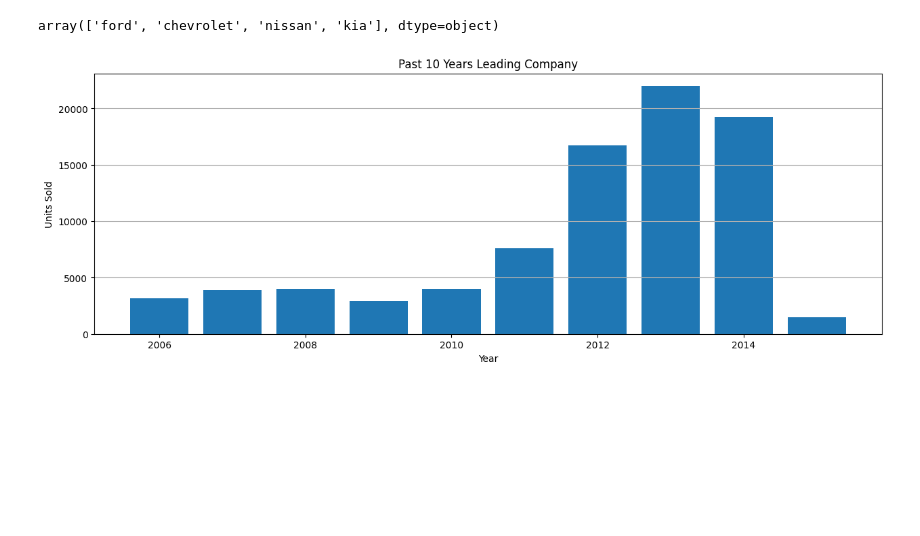
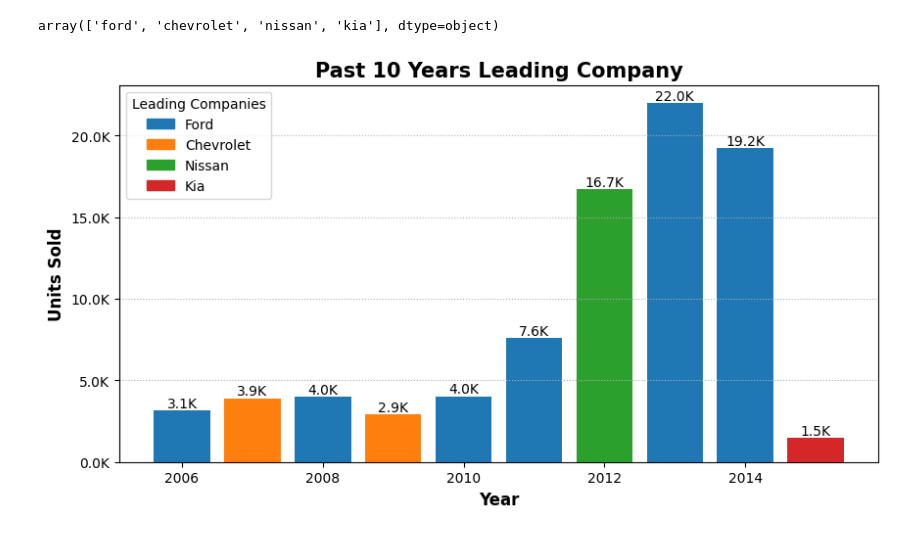
Before and after one commit to pranay-authankar/vehicle_sales_analytics, a Jupyter notebook: notebook/4_data_analysis.ipynb, the cells around one changed output. Drawn from its saved outputs; the diff is of its cells as text; code cells hidden in the pictures; blank space fills up the shorter version.

Commit message:
31-08 - Added two charts

```diff
--- a/notebook/4_data_analysis.ipynb
+++ b/notebook/4_data_analysis.ipynb
@@ -214,19 +214,37 @@ array(['ford', 'chevrolet', 'nissan', 'kia'], dtype=object)
 # %%
 x_axis = past_10_years_top_company["year"]
 y_axis = past_10_years_top_company["units"]
 
-top_companies_10 = past_10_years_top_company["make"].unique()
+unique_companies = past_10_years_top_company["make"].unique()
 
-plt.figure(figsize = (15, 5))
+# Alloting colour to companies
+colors = plt.cm.tab10(range(len(unique_companies)))
+color_map = dict(zip(unique_companies, colors))
+color_bars = past_10_years_top_company["make"].map(color_map)
 
-plt.bar(x_axis, y_axis)
+# Defining structure of graph
+plt.figure(figsize = (10, 5))
+bars = plt.bar(x_axis, y_axis, color = color_bars)
+plt.grid(axis = "y", linestyle = ":", linewidth = 0.8)
+plt.bar_label(bars,
+              labels = [f"{x/1000:.1f}K" for x in bars.datavalues])
 
-plt.grid(axis = "y")
+# Formatting
+plt.gca().yaxis.set_major_formatter(
+    ticker.FuncFormatter(lambda x, pos: f"{x/1000:.1f}K")
+)
 
-plt.title("Past 10 Years Leading Company")
-plt.xlabel("Year")
-plt.ylabel("Units Sold")
+# Contents of legend
+legend_items = [Patch(color = color_map[company], label = company.capitalize()) for company in unique_companies]
 
+plt.legend(handles = legend_items, title = "Leading Companies")
+
+# Titles
+plt.title("Past 10 Years Leading Company", fontsize = 15, fontweight = "bold")
+plt.xlabel("Year", fontsize = 12, fontweight = "bold")
+plt.ylabel("Units Sold", fontsize = 12, fontweight = "bold")
+
+plt.savefig("../charts/past_10_year_leading_companies.png")
 plt.show()
 # %% [output]
-[figure, old version]
+[figure, new version]
```
Also changed, not shown: parts of 2 cells of this notebook, 4 other files.
